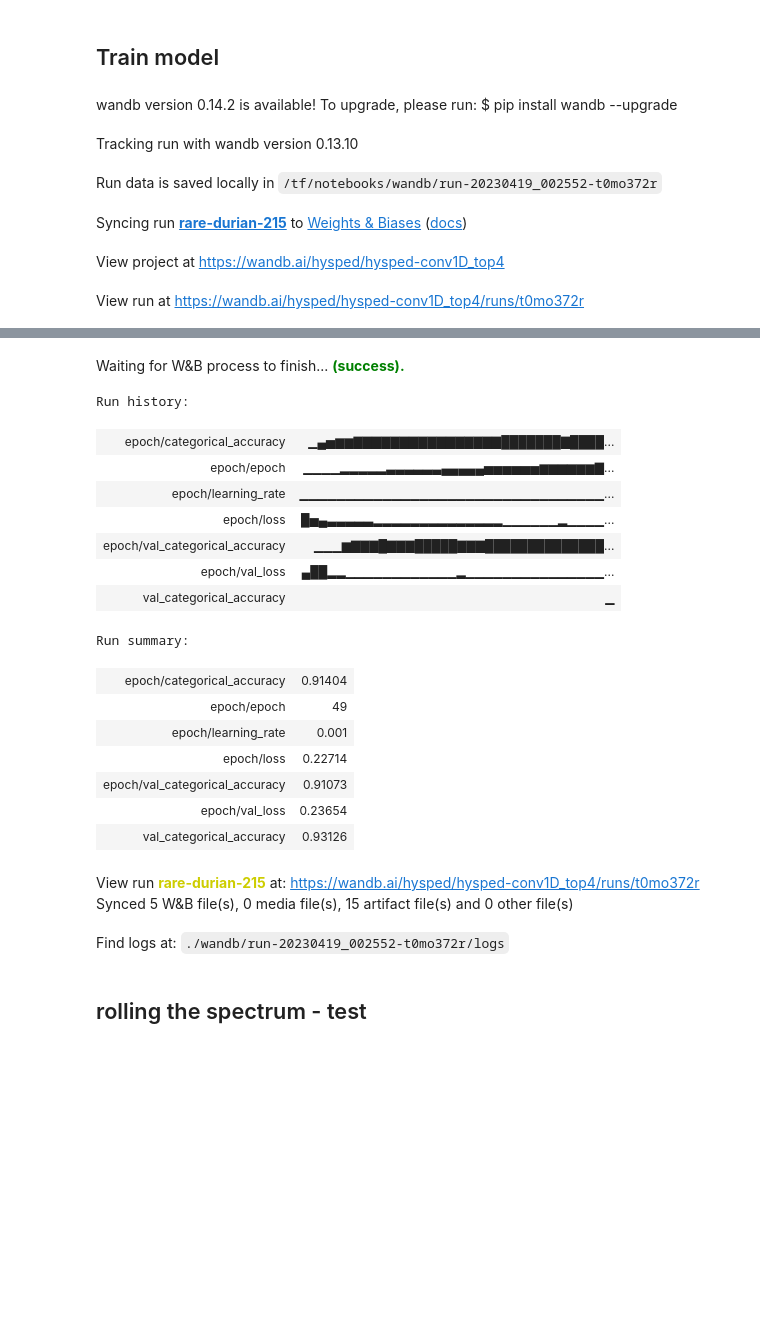
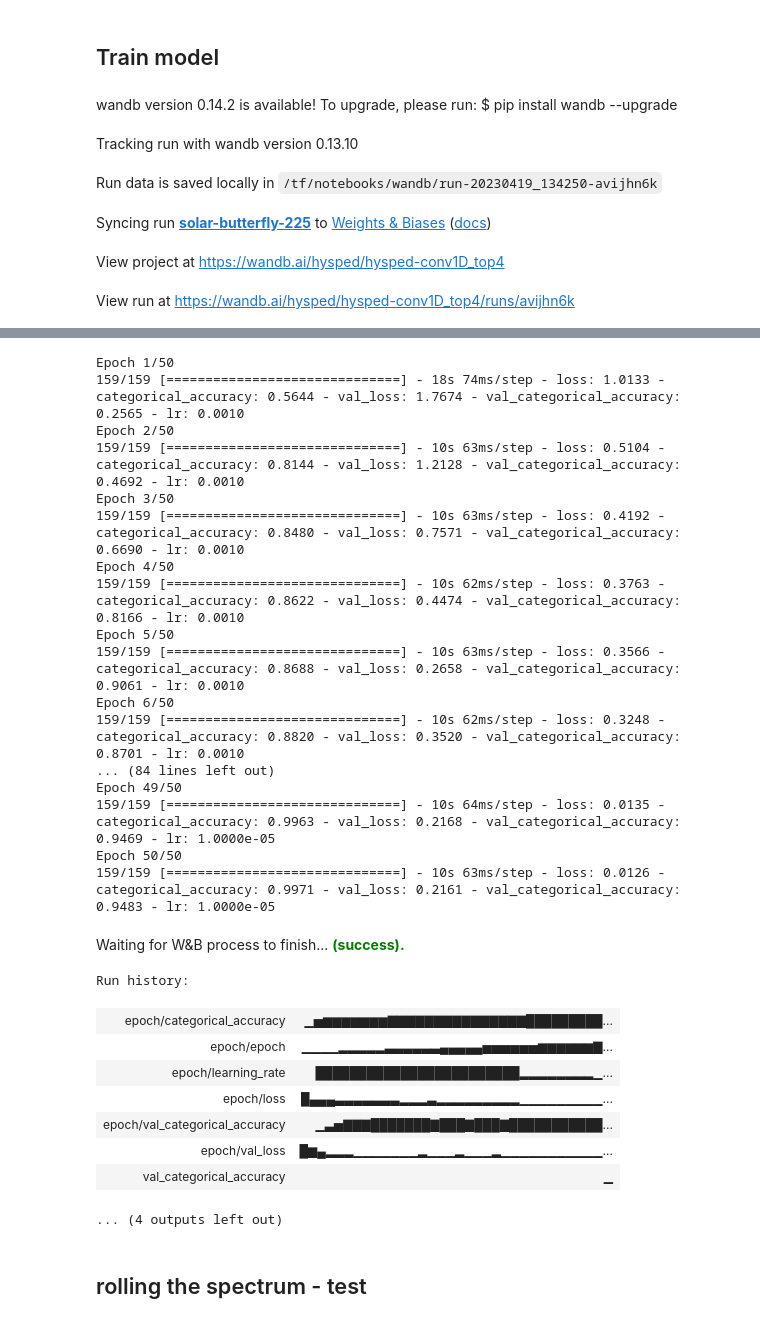
Before and after one commit to IISAS/nvflare-hysped, a Jupyter notebook: volumes/dev/tf/notebooks/model_conv1D_top4.ipynb, the cells around one changed output, grey strips where cells are left out. Saved outputs shown, nothing was run; the diff lists cells and outputs as text; code cells hidden in the pictures; blank space fills up the shorter version.

```diff
--- a/volumes/dev/tf/notebooks/model_conv1D_top4.ipynb
+++ b/volumes/dev/tf/notebooks/model_conv1D_top4.ipynb
@@ -116,6 +117,10 @@ cfg = dict(
     class_column = 'DRUH_DR',
     model_name = 'conv1D_top4',
     num_conv1D_layers = 4,
+    augmentation_noise = 0.1,
+    differential = True,
+    normalize = True,
+    pi = 95
 )
 cfg['project_name'] = 'hysped-%s' % cfg['model_name']
 
@@ -187,0 +242,14 @@ Y_train = np.concatenate(
+# %%
+label_encoder, num_classes = load_label_encoder()
+cfg['num_classes'] = num_classes
+
+scaler = sklearn.preprocessing.Normalizer()
+cfg['scaler'] = scaler
+
+gdf_X_train, gdf_Y_train = load_train_data()
+X_train, Y_train = df_to_XY(gdf_X_train, gdf_Y_train, label_encoder=label_encoder, **cfg)
+X_train, Y_train = preprocess(X_train, Y_train, **cfg)
+
+gdf_X_val, gdf_Y_val = load_val_data()
+X_val, Y_val = df_to_XY(gdf_X_val, gdf_Y_val, label_encoder=label_encoder, **cfg)
+X_val, Y_val = preprocess(X_val, Y_val, is_validation_data=True, **cfg)
@@ -292,7 +405,10 @@ config = dict(
     kernel_sizes=[9 for i in range(4)],
     num_classes=Y_train.shape[1],
     padding='causal',
-    version='v1'
+    version='v1',
+    augmentation_noise=cfg['augmentation_noise'],
+    differential=cfg['differential'],
+    normalize=cfg['normalize']
 )
 
 run = wandb.init(
@@ -320,6 +436,7 @@ wandbModelCheckpoint = WandbModelCheckpoint(
 callbacks = [
     WandbMetricsLogger(),
     wandbModelCheckpoint,
+    tf.keras.callbacks.ReduceLROnPlateau()
     # tf.keras.callbacks.ReduceLROnPlateau(
     #     monitor="val_loss",
     #     factor=0.5,
@@ -347,7 +464,7 @@ wandb.finish()
 # %% [output]
 wandb version 0.14.2 is available! To upgrade, please run: $ pip install wandb --upgrade
 Tracking run with wandb version 0.13.10
-Run data is saved locally in /tf/notebooks/wandb/run-20230419_002552-t0mo372r
+Run data is saved locally in /tf/notebooks/wandb/run-20230419_134250-avijhn6k
-Syncing run rare-durian-215 to Weights & Biases (docs)
+Syncing run solar-butterfly-225 to Weights & Biases (docs)
 View project at https://wandb.ai/hysped/hysped-conv1D_top4
-View run at https://wandb.ai/hysped/hysped-conv1D_top4/runs/t0mo372r
+View run at https://wandb.ai/hysped/hysped-conv1D_top4/runs/avijhn6k
@@ -371,23 +489,30 @@ Epoch 50/50
+Epoch 1/50
+159/159 [==============================] - 18s 74ms/step - loss: 1.0133 - categorical_accuracy: 0.5644 - val_loss: 1.7674 - val_categorical_accuracy: 0.2565 - lr: 0.0010
+Epoch 2/50
+159/159 [==============================] - 10s 63ms/step - loss: 0.5104 - categorical_accuracy: 0.8144 - val_loss: 1.2128 - val_categorical_accuracy: 0.4692 - lr: 0.0010
+Epoch 3/50
+159/159 [==============================] - 10s 63ms/step - loss: 0.4192 - categorical_accuracy: 0.8480 - val_loss: 0.7571 - val_categorical_accuracy: 0.6690 - lr: 0.0010
+Epoch 4/50
+159/159 [==============================] - 10s 62ms/step - loss: 0.3763 - categorical_accuracy: 0.8622 - val_loss: 0.4474 - val_categorical_accuracy: 0.8166 - lr: 0.0010
+Epoch 5/50
+159/159 [==============================] - 10s 63ms/step - loss: 0.3566 - categorical_accuracy: 0.8688 - val_loss: 0.2658 - val_categorical_accuracy: 0.9061 - lr: 0.0010
+Epoch 6/50
+159/159 [==============================] - 10s 62ms/step - loss: 0.3248 - categorical_accuracy: 0.8820 - val_loss: 0.3520 - val_categorical_accuracy: 0.8701 - lr: 0.0010
+... (84 lines left out)
+Epoch 49/50
+159/159 [==============================] - 10s 64ms/step - loss: 0.0135 - categorical_accuracy: 0.9963 - val_loss: 0.2168 - val_categorical_accuracy: 0.9469 - lr: 1.0000e-05
+Epoch 50/50
+159/159 [==============================] - 10s 63ms/step - loss: 0.0126 - categorical_accuracy: 0.9971 - val_loss: 0.2161 - val_categorical_accuracy: 0.9483 - lr: 1.0000e-05
 Waiting for W&B process to finish... (success).
-Run history:
+Run history:
-| epoch/categorical_accuracy | ▁▄▅▆▆▇▇▇▇▇▇▇▇▇▇▇▇▇▇▇▇███████▇████... |
+| epoch/categorical_accuracy | ▁▅▆▆▆▆▆▆▆▇▇▇▇▇▇▇▇▇▇▇▇▇▇▇█████████... |
 | epoch/epoch | ▁▁▁▁▂▂▂▂▂▃▃▃▃▃▃▄▄▄▄▄▅▅▅▅▅▅▆▆▆▆▆▆▇... |
-| epoch/learning_rate | ▁▁▁▁▁▁▁▁▁▁▁▁▁▁▁▁▁▁▁▁▁▁▁▁▁▁▁▁▁▁▁▁▁... |
-| epoch/loss | █▅▄▃▃▃▃▃▂▂▂▂▂▂▂▂▂▂▂▂▂▂▁▁▁▁▁▁▂▁▁▁▁... |
-| epoch/val_categorical_accuracy | ▁▁▁▆▇▇▇█▇▇▇█████▇▇▇██████████████... |
-| epoch/val_loss | ▄██▂▂▁▁▁▁▁▁▁▁▁▁▁▁▂▁▁▁▁▁▁▁▁▁▁▁▁▁▁▁... |
+| epoch/learning_rate | ████████████████████████▂▂▂▂▂▂▂▂▁... |
+| epoch/loss | █▄▄▄▃▃▃▃▃▃▃▂▂▂▃▂▂▂▂▂▂▂▂▂▁▁▁▁▁▁▁▁▁... |
+| epoch/val_categorical_accuracy | ▁▃▅▇▇▇███████▇███▇███▇███████████... |
+| epoch/val_loss | █▆▄▂▂▂▁▁▁▁▁▁▁▂▁▁▁▂▁▁▁▂▁▁▁▁▁▁▁▁▁▁▁... |
 | val_categorical_accuracy | ▁ |
-Run summary:
-| epoch/categorical_accuracy | 0.91404 |
-| epoch/epoch | 49 |
-| epoch/learning_rate | 0.001 |
-| epoch/loss | 0.22714 |
-| epoch/val_categorical_accuracy | 0.91073 |
-| epoch/val_loss | 0.23654 |
-| val_categorical_accuracy | 0.93126 |
-View run rare-durian-215 at: https://wandb.ai/hysped/hysped-conv1D_top4/runs/t0mo372r
-Synced 5 W&B file(s), 0 media file(s), 15 artifact file(s) and 0 other file(s)
-Find logs at: ./wandb/run-20230419_002552-t0mo372r/logs
+... (4 outputs left out)
 # %% [markdown]
 ## rolling the spectrum - test
 # %%
```
Also changed, not shown: parts of 18 cells of this notebook.
